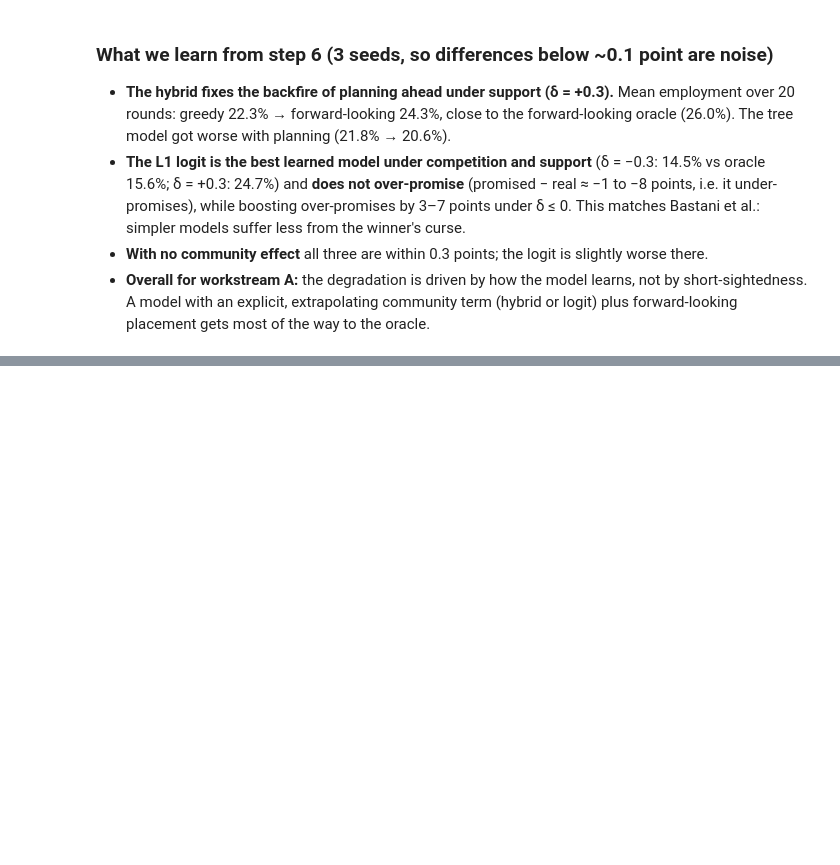
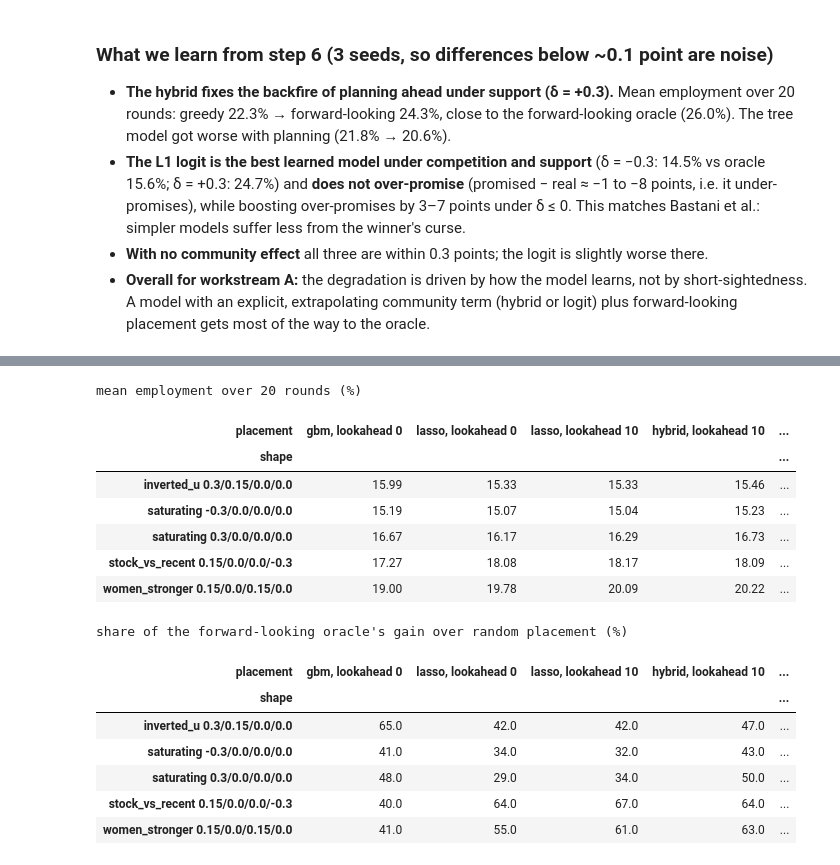
Before and after one commit to sofiykamanko/refugee_locating, a Jupyter notebook: notebooks/ws_a_community_model.ipynb, the cells around one changed output, grey strips where cells are left out. Saved outputs shown, nothing was run; the diff lists cells and outputs as text; code cells hidden in the pictures; blank space fills up the shorter version.

```diff
--- a/notebooks/ws_a_community_model.ipynb
+++ b/notebooks/ws_a_community_model.ipynb
@@ -348,0 +354,30 @@ plt.show()
+# %%
+sh = load_results("../results/shapes").copy()
+sh["shape"] = sh["form"] + " " + sh[["delta", "kappa", "delta_female", "delta_recent"]].astype(str).agg("/".join, axis=1)
+sh["placement"] = sh["model"].where(sh["planner"] == "model", "oracle") + ", lookahead " + sh["lookahead"].astype(str)
+mean_emp = sh.groupby(["shape", "placement"])["welfare_algo"].mean().mul(100).unstack()
+random_emp = sh.groupby("shape")["welfare_random"].mean().mul(100)
+best = mean_emp["oracle, lookahead 10"]
+share = mean_emp.sub(random_emp, axis=0).div(best - random_emp, axis=0).mul(100)
+order = ["gbm, lookahead 0", "lasso, lookahead 0", "lasso, lookahead 10", "hybrid, lookahead 10", "oracle, lookahead 0", "oracle, lookahead 10"]
+print("mean employment over 20 rounds (%)")
+display(mean_emp[order].round(2))
+print("share of the forward-looking oracle's gain over random placement (%)")
+share[order].round(0)
+# %% [output]
+mean employment over 20 rounds (%)
+| placement | gbm, lookahead 0 | lasso, lookahead 0 | lasso, lookahead 10 | hybrid, lookahead 10 | ... |
+| shape |  |  |  |  | ... |
+| inverted_u 0.3/0.15/0.0/0.0 | 15.99 | 15.33 | 15.33 | 15.46 | ... |
+| saturating -0.3/0.0/0.0/0.0 | 15.19 | 15.07 | 15.04 | 15.23 | ... |
+| saturating 0.3/0.0/0.0/0.0 | 16.67 | 16.17 | 16.29 | 16.73 | ... |
+| stock_vs_recent 0.15/0.0/0.0/-0.3 | 17.27 | 18.08 | 18.17 | 18.09 | ... |
+| women_stronger 0.15/0.0/0.15/0.0 | 19.00 | 19.78 | 20.09 | 20.22 | ... |
+share of the forward-looking oracle's gain over random placement (%)
+| placement | gbm, lookahead 0 | lasso, lookahead 0 | lasso, lookahead 10 | hybrid, lookahead 10 | ... |
+| shape |  |  |  |  | ... |
+| inverted_u 0.3/0.15/0.0/0.0 | 65.0 | 42.0 | 42.0 | 47.0 | ... |
+| saturating -0.3/0.0/0.0/0.0 | 41.0 | 34.0 | 32.0 | 43.0 | ... |
+| saturating 0.3/0.0/0.0/0.0 | 48.0 | 29.0 | 34.0 | 50.0 | ... |
+| stock_vs_recent 0.15/0.0/0.0/-0.3 | 40.0 | 64.0 | 67.0 | 64.0 | ... |
+| women_stronger 0.15/0.0/0.15/0.0 | 41.0 | 55.0 | 61.0 | 63.0 | ... |
```
Also changed, not shown: parts of 3 cells of this notebook, 4 other files.
